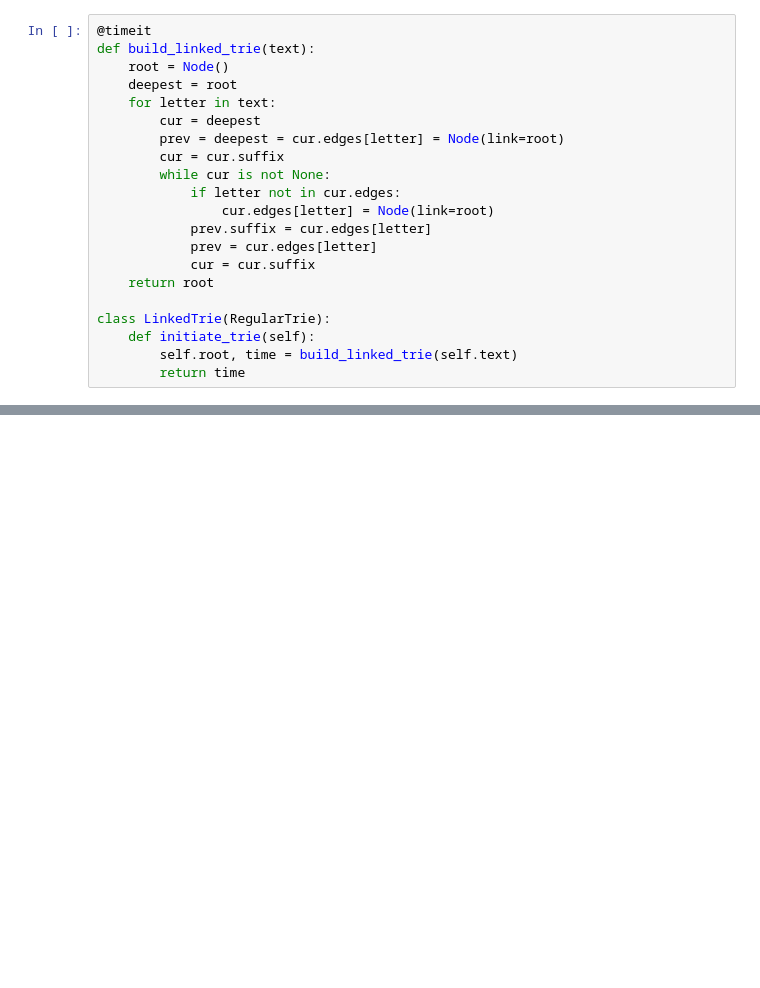
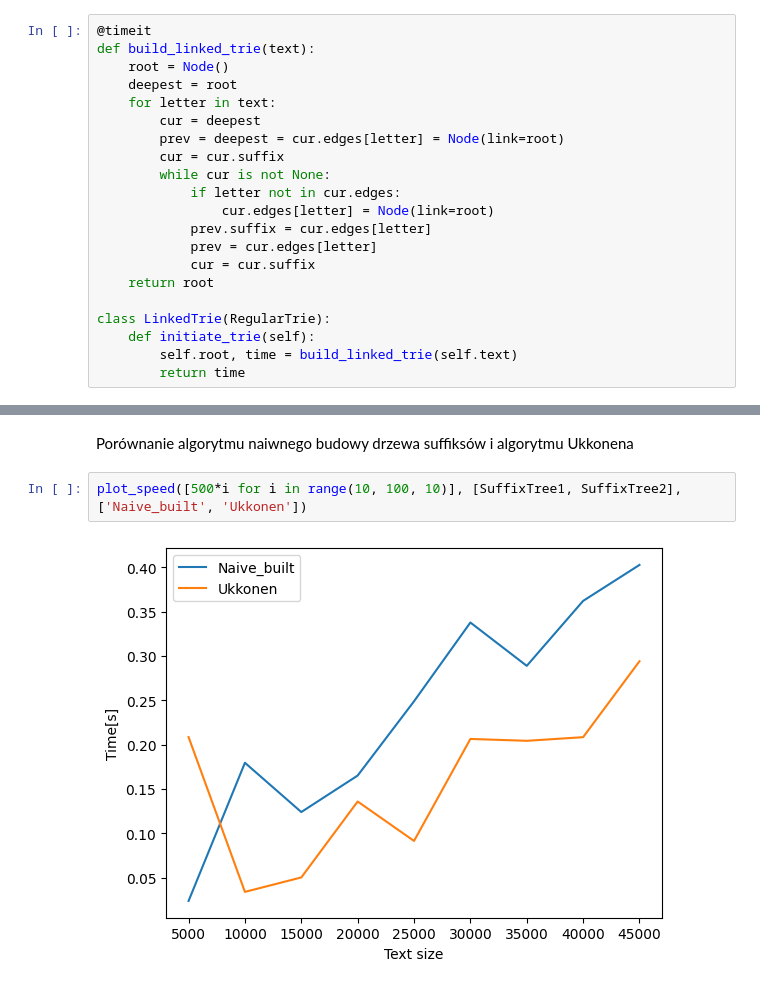
Before and after one commit to michal200292/Text-algorithms, a Jupyter notebook: lab6/lab6.ipynb, the cells around one changed output, grey strips where cells are left out. Saved outputs shown, nothing was run; the diff lists cells and outputs as text; blank space fills up the shorter version.

```diff
--- a/lab6/lab6.ipynb
+++ b/lab6/lab6.ipynb
@@ -360,0 +451,6 @@ Tests passed
+# %% [markdown]
+Porównanie algorytmu naiwnego budowy drzewa suffiksów i algorytmu Ukkonena
+# %%
+plot_speed([500*i for i in range(10, 100, 10)], [SuffixTree1, SuffixTree2], ['Naive_built', 'Ukkonen'])
+# %% [output]
+[figure, added]
```
Also changed, not shown: parts of 40 cells of this notebook, 1 other file.
